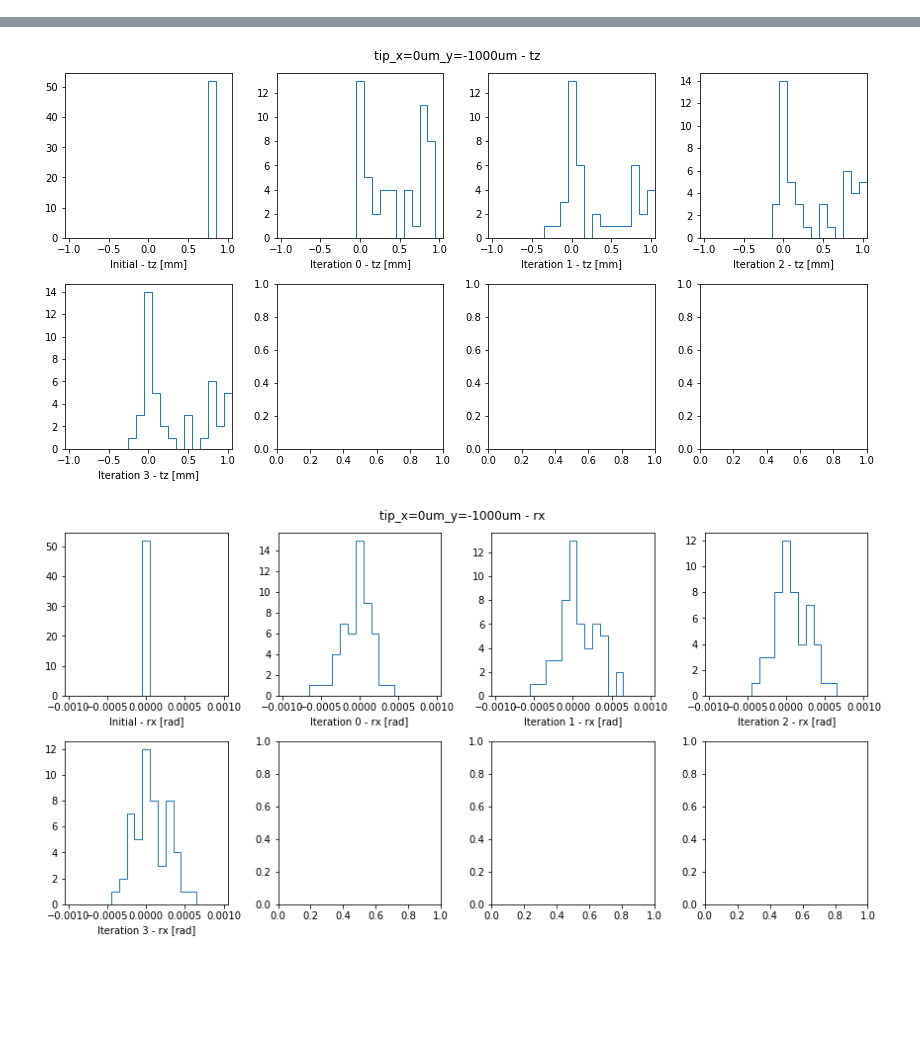
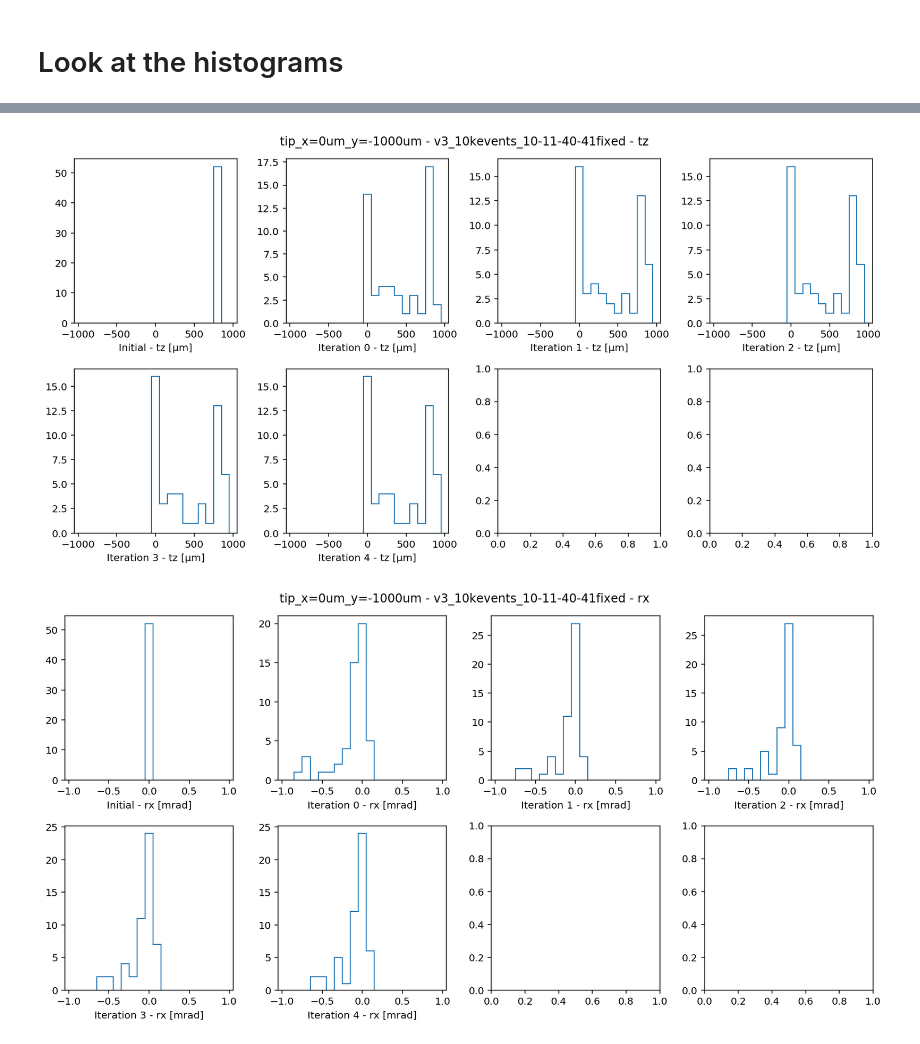
Before and after one commit to chrisburr/lhcb-velopix-studies, a Jupyter notebook: hybrid-distortions/try_aligning/Alignment results.ipynb, the cells around one changed output, grey strips where cells are left out. Saved outputs shown, nothing was run; the diff lists cells and outputs as text; code cells hidden in the pictures; blank space fills up the shorter version.

Commit message:
Add initial alignment results notebook

```diff
--- a/hybrid-distortions/try_aligning/Alignment results.ipynb
+++ b/hybrid-distortions/try_aligning/Alignment results.ipynb
@@ -9,6 +10,9 @@ from os.path import isdir
 import xmltodict
 from matplotlib import pyplot as plt
 import numpy as np
+import seaborn as sns
+sns.set_style('whitegrid')
+sns.set_palette('colorblind')
 # %%
 Alignment = namedtuple('Alignment', ['tx', 'ty', 'tz', 'rx', 'ry', 'rz'])
 # %%
@@ -31,3 +35,24 @@ def parse_xml(fn):
         assert None not in [tx, ty, tz, rx, ry, rz]
         alignment[module_number] = Alignment(tx, ty, tz, rx, ry, rz)
     return alignment
+# %%
+def plot_alignment(var, ax, title, fn):
+    _bins, unit, scale = bins[var]
+    params = parse_xml(fn)
+    ax.hist([getattr(a, var)*scale for a in params.values()], bins=_bins, histtype='step', lw=1)
+    ax.set_xlim(min(_bins), max(_bins))
+    ax.set_xlabel(f'{title} - {var} [{unit}]')
+# %%
+def plot_hists(scenario, settings):
+    module_fn = 'Conditions/VP/Alignment/Modules.xml'
+    for var in bins:
+        fig, axes = plt.subplots(2, 4, sharex='none', sharey='none', figsize=(12, 6))
+        plot_alignment(var, axes[0][0], 'Initial', f'../output/scenarios/{scenario}/SIMCOND/{module_fn}')
+        for i, ax in enumerate(list(chain(*axes))[1:]):
+            align_xml_dir = f'{settings}/AlignmentResults/Iter{i}/xml/'
+            if isdir(align_xml_dir):
+                plot_alignment(var, ax, f'Iteration {i}', join(align_xml_dir, module_fn))
+            else:
+                print(f'Error - Skipped {scenario} {var} Iteration {i}')
+        fig.suptitle(f'{scenario} - {settings} - {var}', y=1.02)
+        plt.tight_layout()
@@ -63,3 +136,5 @@ def plot(scenario):
+# %% [markdown]
+# Look at the histograms
 # %%
-plot('tip_x=0um_y=-1000um')
+plot_hists('tip_x=0um_y=-1000um', 'v3_10kevents_10-11-40-41fixed')
 # %% [output]
@@ -86,2 +155,2 @@ Error - Skipped tip_x=0um_y=-1000um rz Iteration 6
-[figure, old version]
+[figure, new version]
-[figure, old version]
+[figure, new version]
```
Also changed, not shown: parts of 13 cells of this notebook.
